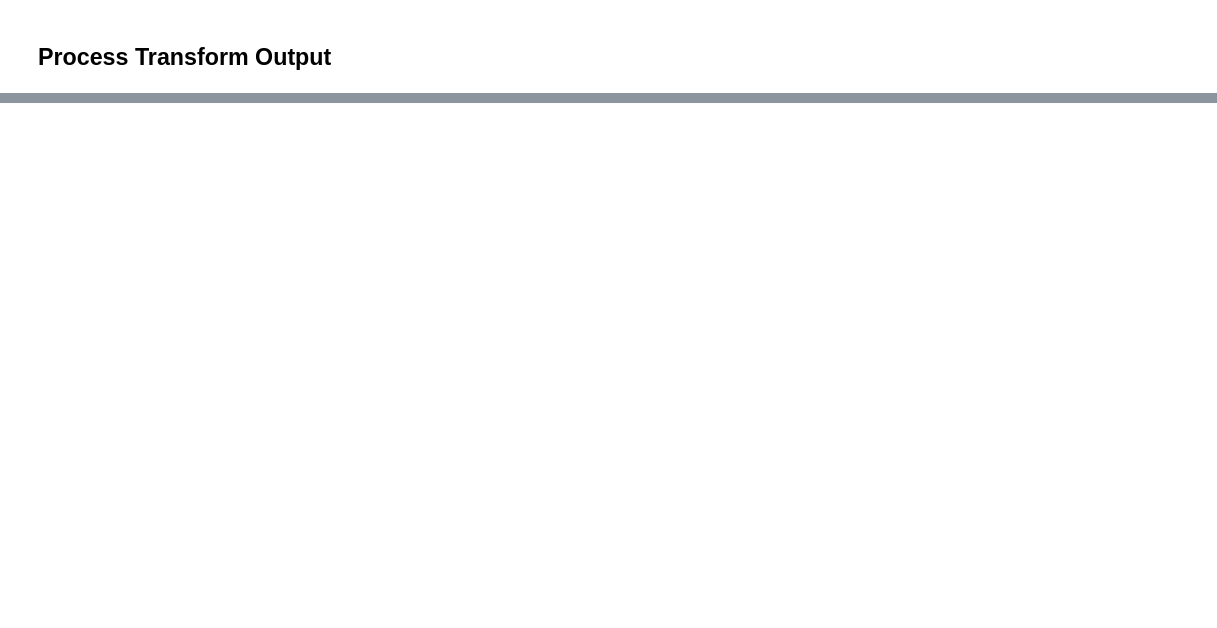
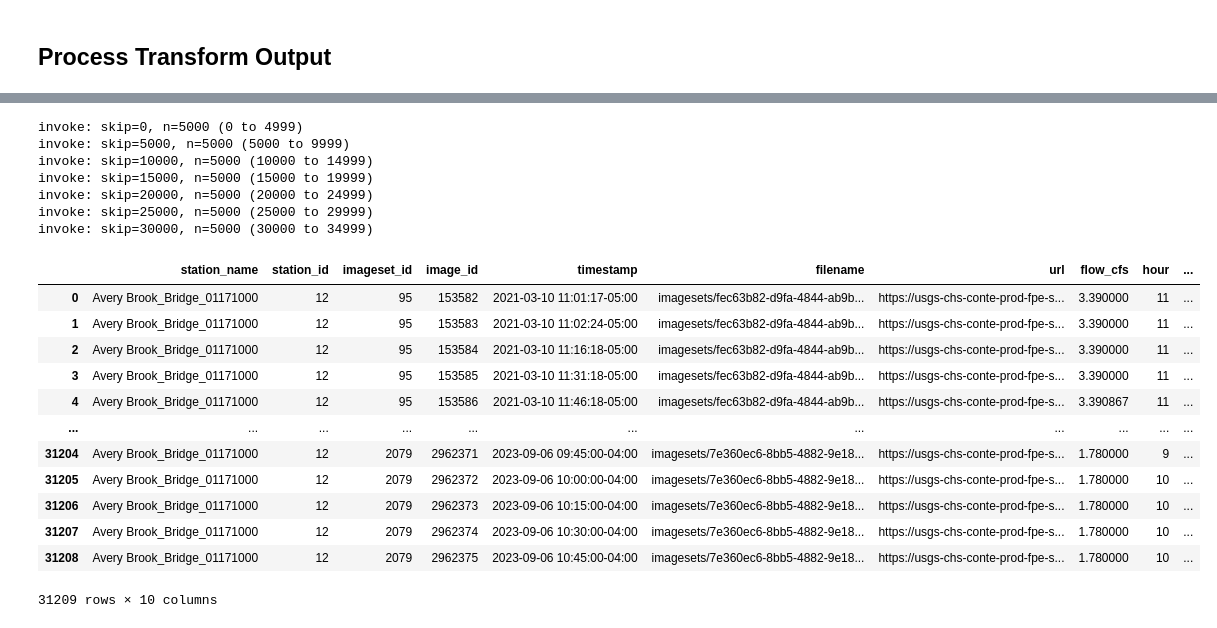
Before and after one commit to EcoSHEDS/fpe-model, a Jupyter notebook: fpe-rank-sagemaker-usgs.ipynb, the cells around one changed output, grey strips where cells are left out. Drawn from its saved outputs; the diff is of its cells as text; code cells hidden in the pictures; blank space fills up the shorter version.

```diff
--- a/fpe-rank-sagemaker-usgs.ipynb
+++ b/fpe-rank-sagemaker-usgs.ipynb
@@ -61,0 +18,25 @@ s3.upload_file(Filename=manifest_file, Bucket=model_bucket, Key=manifest_key)
+# %%
+model_id = "20230922"
+site = "PATRC"
+site_dir = f"D:/fpe/sites/{site}"
+model_dir = f"{site_dir}/models/{model_id}"
+
+if not os.path.exists(model_dir):
+    os.makedirs(model_dir)
+
+model_bucket = "usgs-chs-conte-prod-fpe-models"
+storage_bucket = "usgs-chs-conte-prod-fpe-storage"
+
+site_key = f"rank/{site}"
+data_key = f"{site_key}/data"
+model_key = f"{site_key}/{model_id}"
+input_key = f"{model_key}/input"
+output_key = f"{model_key}/jobs"
+checkpoint_key = f"{model_key}/checkpoints"
+transform_key = f"{model_key}/transform"
+
+input_path = f"s3://{model_bucket}/{input_key}"
+output_path = f"s3://{model_bucket}/{output_key}"
+checkpoint_path = f"s3://{model_bucket}/{checkpoint_key}"
+transform_path = f"s3://{model_bucket}/{transform_key}"
+(input_path, output_path, checkpoint_path, transform_path)
@@ -225 +318,24 @@ invoke: skip=0, n=5000 (0 to 4999)
+# %%
+process_transform_output(session, "AVERYBB", "20230922")
+# %% [output]
+invoke: skip=0, n=5000 (0 to 4999)
+invoke: skip=5000, n=5000 (5000 to 9999)
+invoke: skip=10000, n=5000 (10000 to 14999)
+invoke: skip=15000, n=5000 (15000 to 19999)
+invoke: skip=20000, n=5000 (20000 to 24999)
+invoke: skip=25000, n=5000 (25000 to 29999)
+invoke: skip=30000, n=5000 (30000 to 34999)
+|  | station_name | station_id | imageset_id | image_id | timestamp | filename | url | flow_cfs | hour | ... |
+| 0 | Avery Brook_Bridge_01171000 | 12 | 95 | 153582 | 2021-03-10 11:01:17-05:00 | imagesets/fec63b82-d9fa-4844-ab9b... | https://usgs-chs-conte-prod-fpe-s... | 3.390000 | 11 | ... |
+| 1 | Avery Brook_Bridge_01171000 | 12 | 95 | 153583 | 2021-03-10 11:02:24-05:00 | imagesets/fec63b82-d9fa-4844-ab9b... | https://usgs-chs-conte-prod-fpe-s... | 3.390000 | 11 | ... |
+| 2 | Avery Brook_Bridge_01171000 | 12 | 95 | 153584 | 2021-03-10 11:16:18-05:00 | imagesets/fec63b82-d9fa-4844-ab9b... | https://usgs-chs-conte-prod-fpe-s... | 3.390000 | 11 | ... |
+| 3 | Avery Brook_Bridge_01171000 | 12 | 95 | 153585 | 2021-03-10 11:31:18-05:00 | imagesets/fec63b82-d9fa-4844-ab9b... | https://usgs-chs-conte-prod-fpe-s... | 3.390000 | 11 | ... |
+| 4 | Avery Brook_Bridge_01171000 | 12 | 95 | 153586 | 2021-03-10 11:46:18-05:00 | imagesets/fec63b82-d9fa-4844-ab9b... | https://usgs-chs-conte-prod-fpe-s... | 3.390867 | 11 | ... |
+| ... | ... | ... | ... | ... | ... | ... | ... | ... | ... | ... |
+| 31204 | Avery Brook_Bridge_01171000 | 12 | 2079 | 2962371 | 2023-09-06 09:45:00-04:00 | imagesets/7e360ec6-8bb5-4882-9e18... | https://usgs-chs-conte-prod-fpe-s... | 1.780000 | 9 | ... |
+| 31205 | Avery Brook_Bridge_01171000 | 12 | 2079 | 2962372 | 2023-09-06 10:00:00-04:00 | imagesets/7e360ec6-8bb5-4882-9e18... | https://usgs-chs-conte-prod-fpe-s... | 1.780000 | 10 | ... |
+| 31206 | Avery Brook_Bridge_01171000 | 12 | 2079 | 2962373 | 2023-09-06 10:15:00-04:00 | imagesets/7e360ec6-8bb5-4882-9e18... | https://usgs-chs-conte-prod-fpe-s... | 1.780000 | 10 | ... |
+| 31207 | Avery Brook_Bridge_01171000 | 12 | 2079 | 2962374 | 2023-09-06 10:30:00-04:00 | imagesets/7e360ec6-8bb5-4882-9e18... | https://usgs-chs-conte-prod-fpe-s... | 1.780000 | 10 | ... |
+| 31208 | Avery Brook_Bridge_01171000 | 12 | 2079 | 2962375 | 2023-09-06 10:45:00-04:00 | imagesets/7e360ec6-8bb5-4882-9e18... | https://usgs-chs-conte-prod-fpe-s... | 1.780000 | 10 | ... |
+31209 rows × 10 columns
 # %%
```
Also changed, not shown: parts of 34 cells of this notebook, 6 other files.
